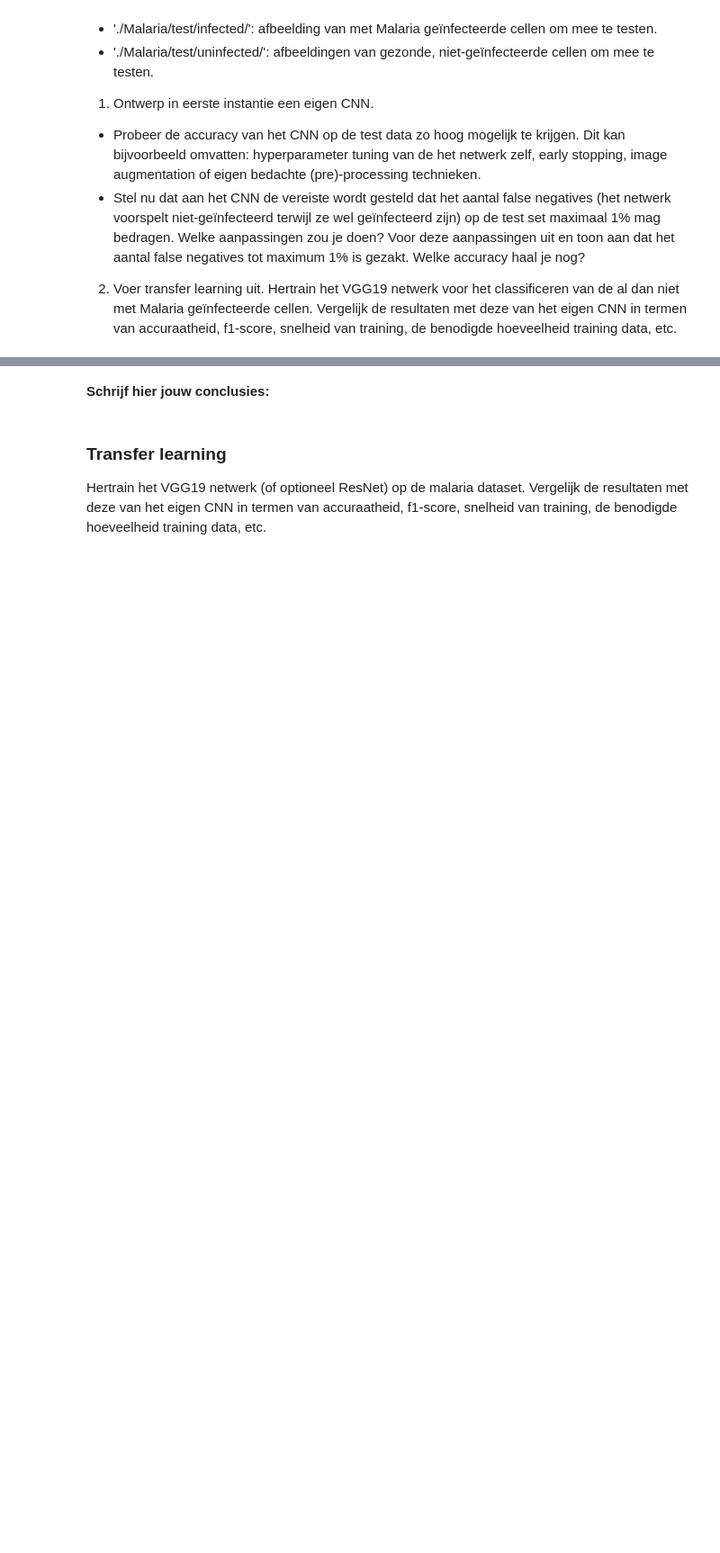
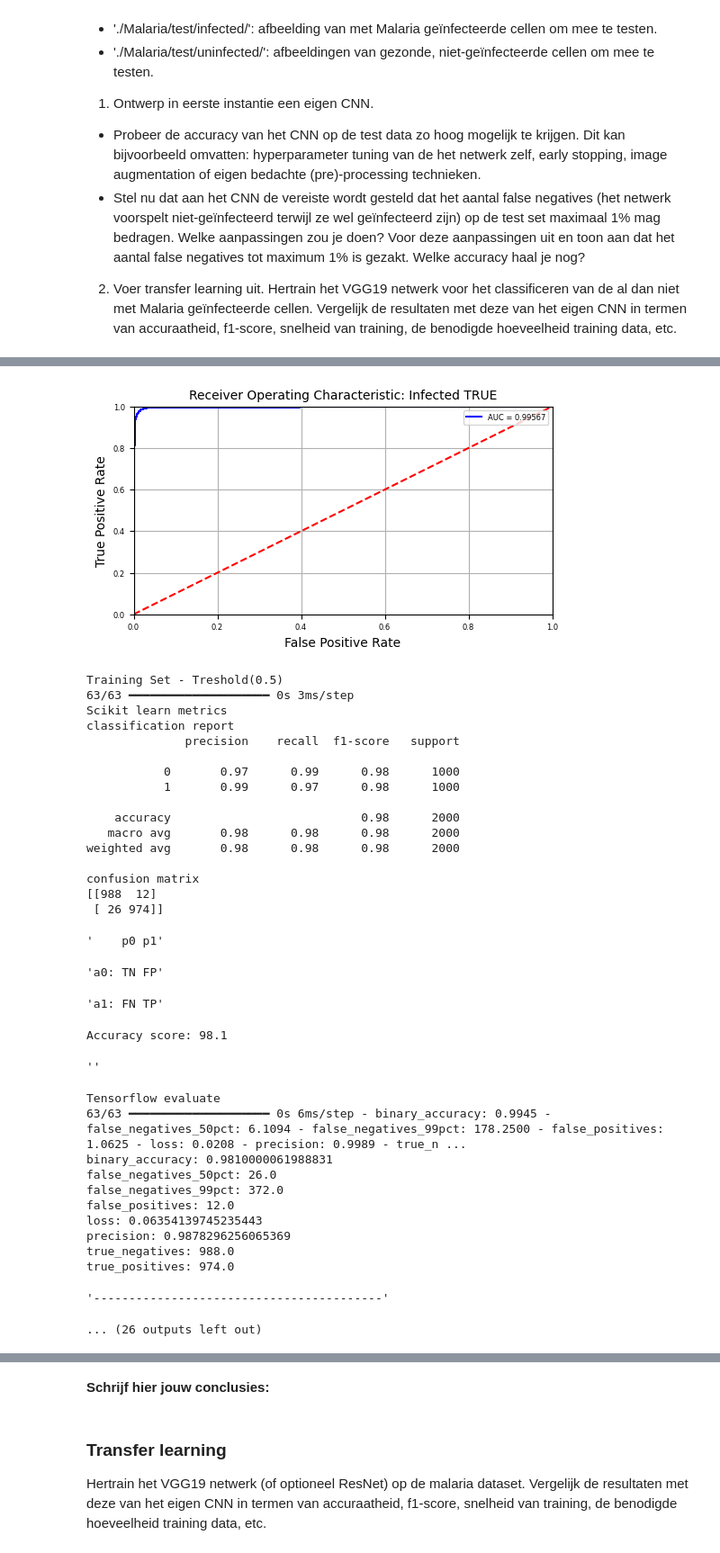
Before and after one commit to samdeleu/howest-dl, a Jupyter notebook: sessie_02/opdracht/opdracht.ipynb, the cells around one changed output, grey strips where cells are left out. Shown at 90% size. Cells and saved outputs as stored; diff of their text form; code cells hidden in the pictures; blank space fills up the shorter version.

```diff
--- a/sessie_02/opdracht/opdracht.ipynb
+++ b/sessie_02/opdracht/opdracht.ipynb
@@ -254,0 +554,19 @@ The maximum value in the array is: 1.0
+# %%
+# Testen van het neuraal netwerk op de test set. Kijk naar de accuracy, recall, precision, f1-score en de ROC
+
+# Hier zijn enkele vergelijkingen gemaakt met de metrics in sklearn en tensorflow(keras)
+# Plot ROC
+plot_roc_curve(model=malaria_model, X_test_input=X_train, y_test_input=y_train)
+
+# Metrics on the training set
+print_binary_metrics(model=malaria_model, X_test_input=X_train, y_test_input=y_train, decision_boundary=0.5, title="Training Set")
+# Metrics on the test set
+print_binary_metrics(model=malaria_model, X_test_input=X_test, y_test_input=y_test, decision_boundary=0.5, title="Test Set")
+display("----------------------------------------------------------------------------------")
+
+# Metrics on the training set
+print_binary_metrics(model=malaria_model, X_test_input=X_train, y_test_input=y_train, decision_boundary=0.99, title="Training Set")
+# Metrics on the test set
+print_binary_metrics(model=malaria_model, X_test_input=X_test, y_test_input=y_test, decision_boundary=0.99, title="Test Set")
+display("==================================================================================")
+# %% [output]
@@ -254,0 +577,34 @@ The maximum value in the array is: 1.0
+[figure, added]
+Training Set - Treshold(0.5)
+63/63 ━━━━━━━━━━━━━━━━━━━━ 0s 3ms/step
+Scikit learn metrics
+classification report
+              precision    recall  f1-score   support
+
+           0       0.97      0.99      0.98      1000
+           1       0.99      0.97      0.98      1000
+
+    accuracy                           0.98      2000
+   macro avg       0.98      0.98      0.98      2000
+weighted avg       0.98      0.98      0.98      2000
+
+confusion matrix
+[[988  12]
+ [ 26 974]]
+'    p0 p1'
+'a0: TN FP'
+'a1: FN TP'
+Accuracy score: 98.1
+''
+Tensorflow evaluate
+63/63 ━━━━━━━━━━━━━━━━━━━━ 0s 6ms/step - binary_accuracy: 0.9945 - false_negatives_50pct: 6.1094 - false_negatives_99pct: 178.2500 - false_positives: 1.0625 - loss: 0.0208 - precision: 0.9989 - true_n ...
+binary_accuracy: 0.9810000061988831
+false_negatives_50pct: 26.0
+false_negatives_99pct: 372.0
+false_positives: 12.0
+loss: 0.06354139745235443
+precision: 0.9878296256065369
+true_negatives: 988.0
+true_positives: 974.0
+'-----------------------------------------'
+... (26 outputs left out)
```
Also changed, not shown: parts of 32 cells of this notebook, 2 other files.
